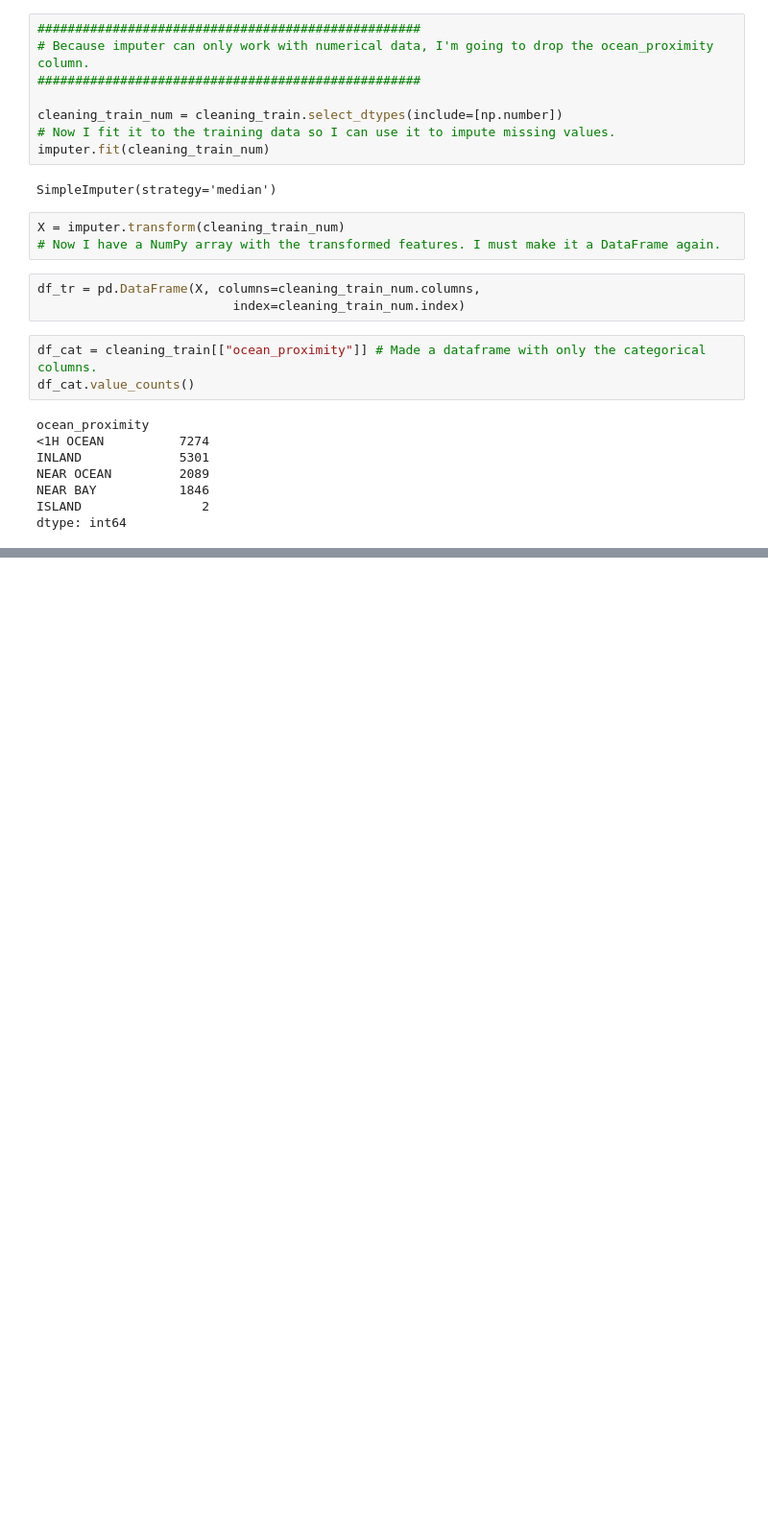
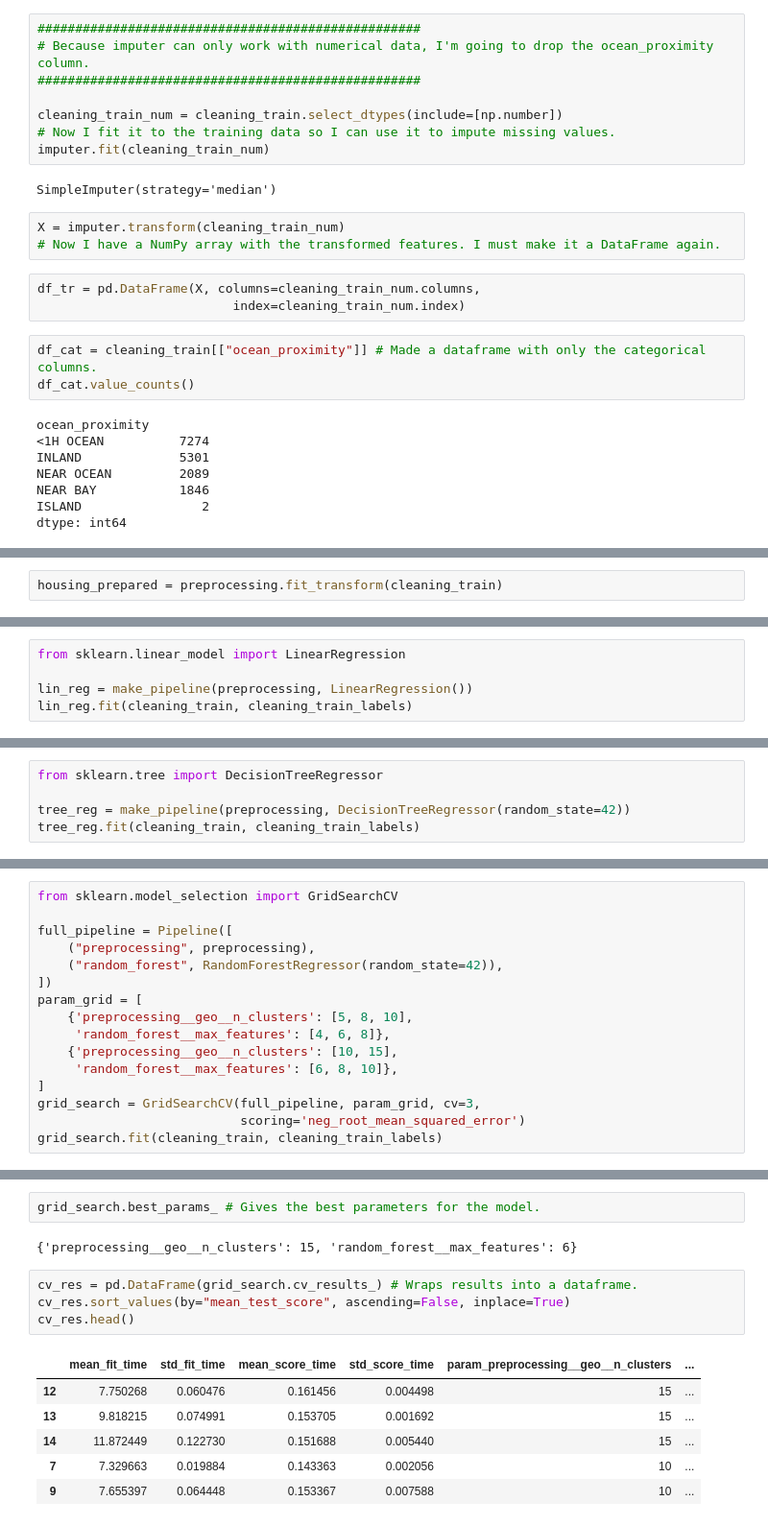
Before and after one commit to yyusufcoskun/homl-end2end, a Jupyter notebook: main.ipynb, the cells around one changed output, grey strips where cells are left out. Shown at 96% size. Cells and saved outputs as stored; diff of their text form; blank space fills up the shorter version.

```diff
--- a/main.ipynb
+++ b/main.ipynb
@@ -310,0 +569,2 @@ df_cat_1hot
+# %%
+housing_prepared = preprocessing.fit_transform(cleaning_train)
@@ -310,0 +596,5 @@ df_cat_1hot
+# %%
+from sklearn.linear_model import LinearRegression
+
+lin_reg = make_pipeline(preprocessing, LinearRegression())
+lin_reg.fit(cleaning_train, cleaning_train_labels)
@@ -310,0 +657,5 @@ df_cat_1hot
+# %%
+from sklearn.tree import DecisionTreeRegressor
+
+tree_reg = make_pipeline(preprocessing, DecisionTreeRegressor(random_state=42))
+tree_reg.fit(cleaning_train, cleaning_train_labels)
@@ -310,0 +761,16 @@ df_cat_1hot
+# %%
+from sklearn.model_selection import GridSearchCV
+
+full_pipeline = Pipeline([
+    ("preprocessing", preprocessing),
+    ("random_forest", RandomForestRegressor(random_state=42)),
+])
+param_grid = [
+    {'preprocessing__geo__n_clusters': [5, 8, 10],
+     'random_forest__max_features': [4, 6, 8]},
+    {'preprocessing__geo__n_clusters': [10, 15],
+     'random_forest__max_features': [6, 8, 10]},
+]
+grid_search = GridSearchCV(full_pipeline, param_grid, cv=3,
+                           scoring='neg_root_mean_squared_error')
+grid_search.fit(cleaning_train, cleaning_train_labels)
@@ -310,0 +806,15 @@ df_cat_1hot
+# %%
+grid_search.best_params_ # Gives the best parameters for the model.
+# %% [output]
+{'preprocessing__geo__n_clusters': 15, 'random_forest__max_features': 6}
+# %%
+cv_res = pd.DataFrame(grid_search.cv_results_) # Wraps results into a dataframe.
+cv_res.sort_values(by="mean_test_score", ascending=False, inplace=True)
+cv_res.head()
+# %% [output]
+|  | mean_fit_time | std_fit_time | mean_score_time | std_score_time | param_preprocessing__geo__n_clusters | ... |
+| 12 | 7.750268 | 0.060476 | 0.161456 | 0.004498 | 15 | ... |
+| 13 | 9.818215 | 0.074991 | 0.153705 | 0.001692 | 15 | ... |
+| 14 | 11.872449 | 0.122730 | 0.151688 | 0.005440 | 15 | ... |
+| 7 | 7.329663 | 0.019884 | 0.143363 | 0.002056 | 10 | ... |
+| 9 | 7.655397 | 0.064448 | 0.153367 | 0.007588 | 10 | ... |
```
Also changed, not shown: parts of 113 cells of this notebook.
